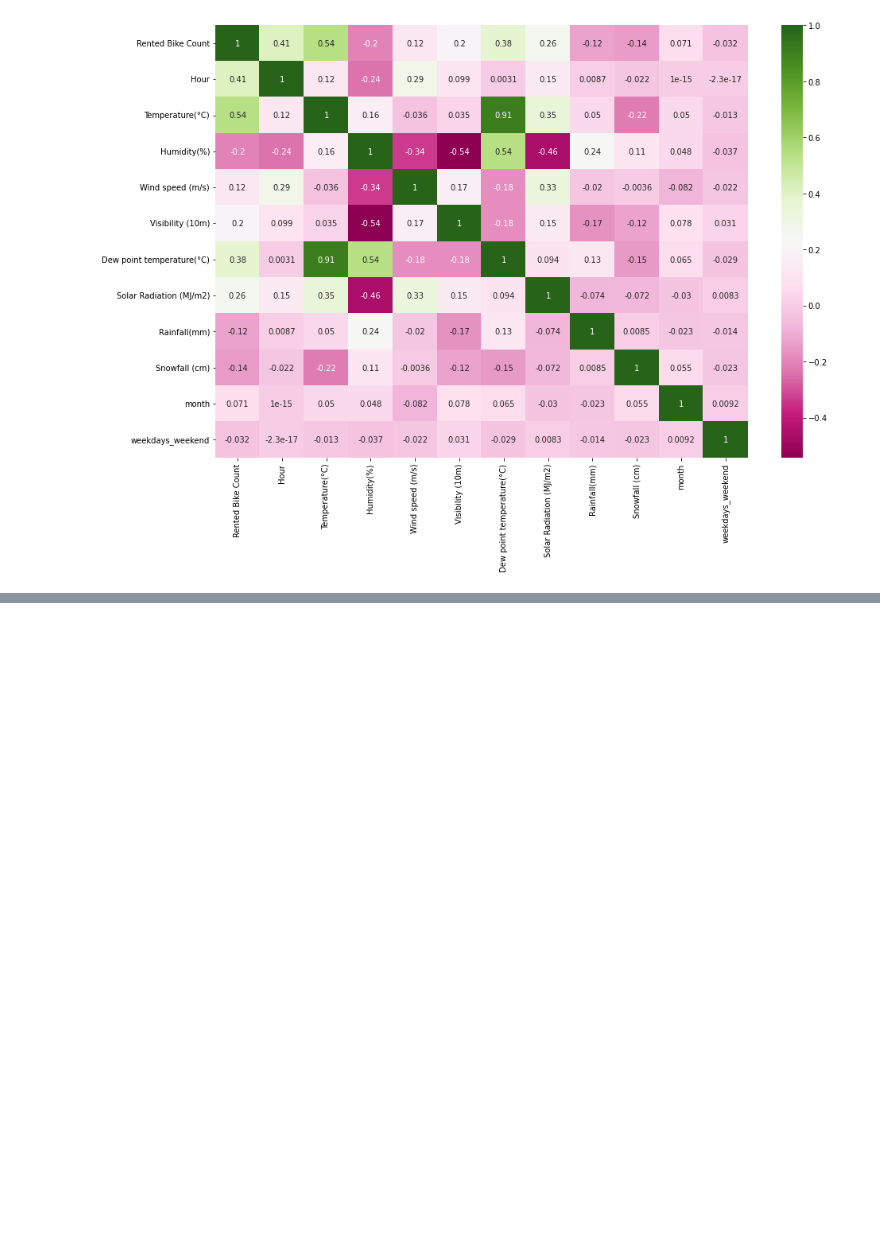
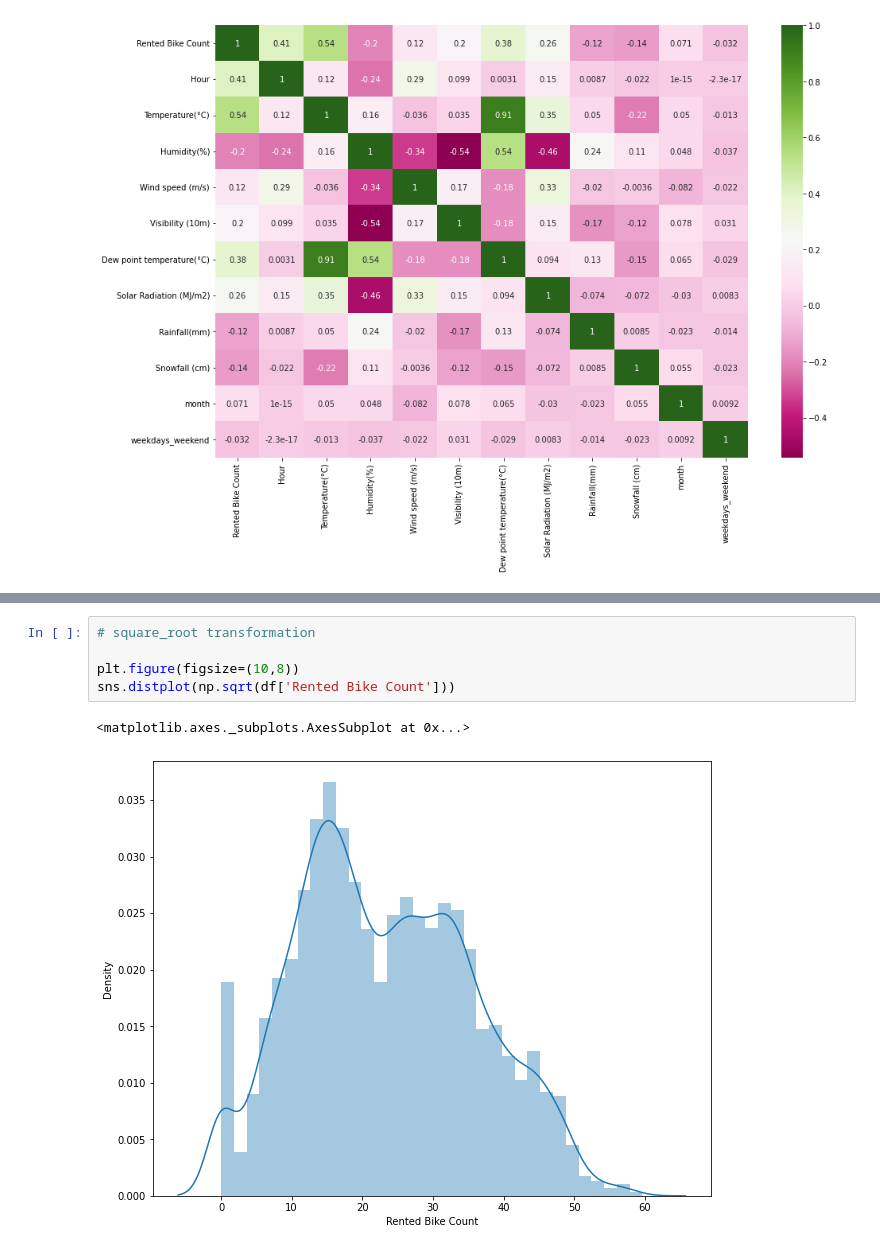
Before and after one commit to SomyaH99/Bike-Sharing-Demand-Prediction-, a Jupyter notebook: bike_sharing_demand_prediction.ipynb, the cells around one changed output, grey strips where cells are left out. Cells and saved outputs as stored; diff of their text form; blank space fills up the shorter version.

```diff
--- a/bike_sharing_demand_prediction.ipynb
+++ b/bike_sharing_demand_prediction.ipynb
@@ -192,0 +226,8 @@ sns.heatmap(df.corr(),cmap='PiYG',annot=True)
+# %%
+# square_root transformation
+
+plt.figure(figsize=(10,8))
+sns.distplot(np.sqrt(df['Rented Bike Count']))
+# %% [output]
+<matplotlib.axes._subplots.AxesSubplot at 0x...>
+[figure, added]
```
Also changed, not shown: parts of 9 cells of this notebook.
